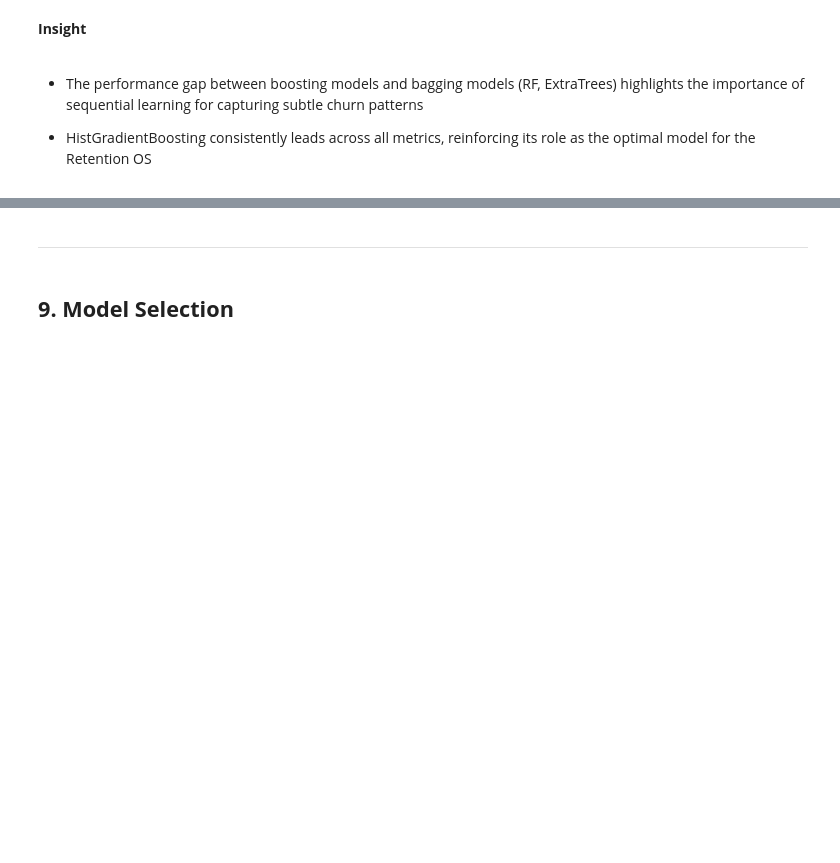
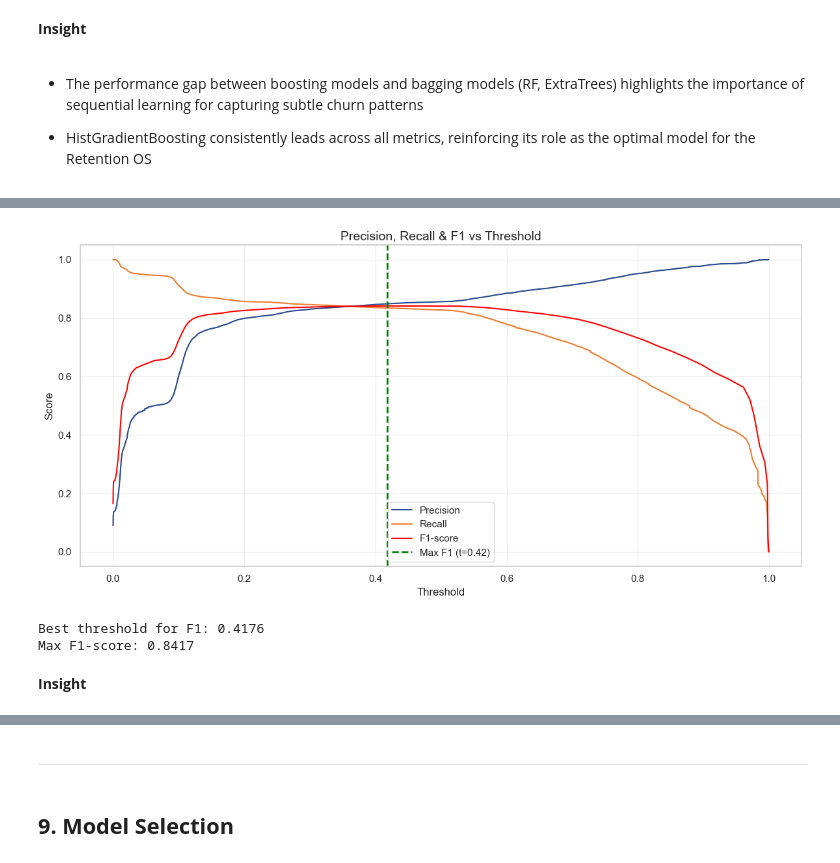
Before and after one commit to PaulinaMamiaga/customer-churn-intelligence-system, a Jupyter notebook: notebooks/03_modeling_and_evaluation.ipynb, the cells around one changed output, grey strips where cells are left out. Drawn from its saved outputs; the diff is of its cells as text; code cells hidden in the pictures; blank space fills up the shorter version.

```diff
--- a/notebooks/03_modeling_and_evaluation.ipynb
+++ b/notebooks/03_modeling_and_evaluation.ipynb
@@ -485,0 +529,50 @@ advanced_results
+# %%
+# 8.4 Precision-Recall Curve & F1 vs Threshold
+
+from sklearn.metrics import precision_recall_curve, f1_score
+import numpy as np
+
+y_proba = hgb_pred
+
+precision, recall, thresholds = precision_recall_curve(y_test, y_proba)
+
+idx = np.linspace(0, len(thresholds)-1, 200).astype(int)
+thresholds_reduced = thresholds[idx]
+
+f1_scores = []
+for t in thresholds_reduced:
+    y_pred_t = (y_proba >= t).astype(int)
+    f1_scores.append(f1_score(y_test, y_pred_t))
+
+f1_scores = np.array(f1_scores)
+
+best_idx = np.argmax(f1_scores)
+best_threshold = thresholds_reduced[best_idx]
+best_f1 = f1_scores[best_idx]
+
+plt.figure(figsize=(12, 6))
+
+plt.plot(thresholds, precision[:-1], label="Precision", color="#2A4B8D")
+plt.plot(thresholds, recall[:-1], label="Recall", color="#ED7D31")
+
+plt.plot(thresholds_reduced, f1_scores, label="F1-score", color="red")
+
+plt.axvline(best_threshold, color="green", linestyle="--", linewidth=2,
+            label=f"Max F1 (t={best_threshold:.2f})")
+
+plt.title("Precision, Recall & F1 vs Threshold", fontsize=14)
+plt.xlabel("Threshold")
+plt.ylabel("Score")
+plt.grid(alpha=0.3)
+plt.legend()
+plt.tight_layout()
+plt.show()
+
+print(f"Best threshold for F1: {best_threshold:.4f}")
+print(f"Max F1-score: {best_f1:.4f}")
+# %% [output]
+[figure, added]
+Best threshold for F1: 0.4176
+Max F1-score: 0.8417
+# %% [markdown]
+**Insight**
```
Also changed, not shown: parts of 16 cells of this notebook.
